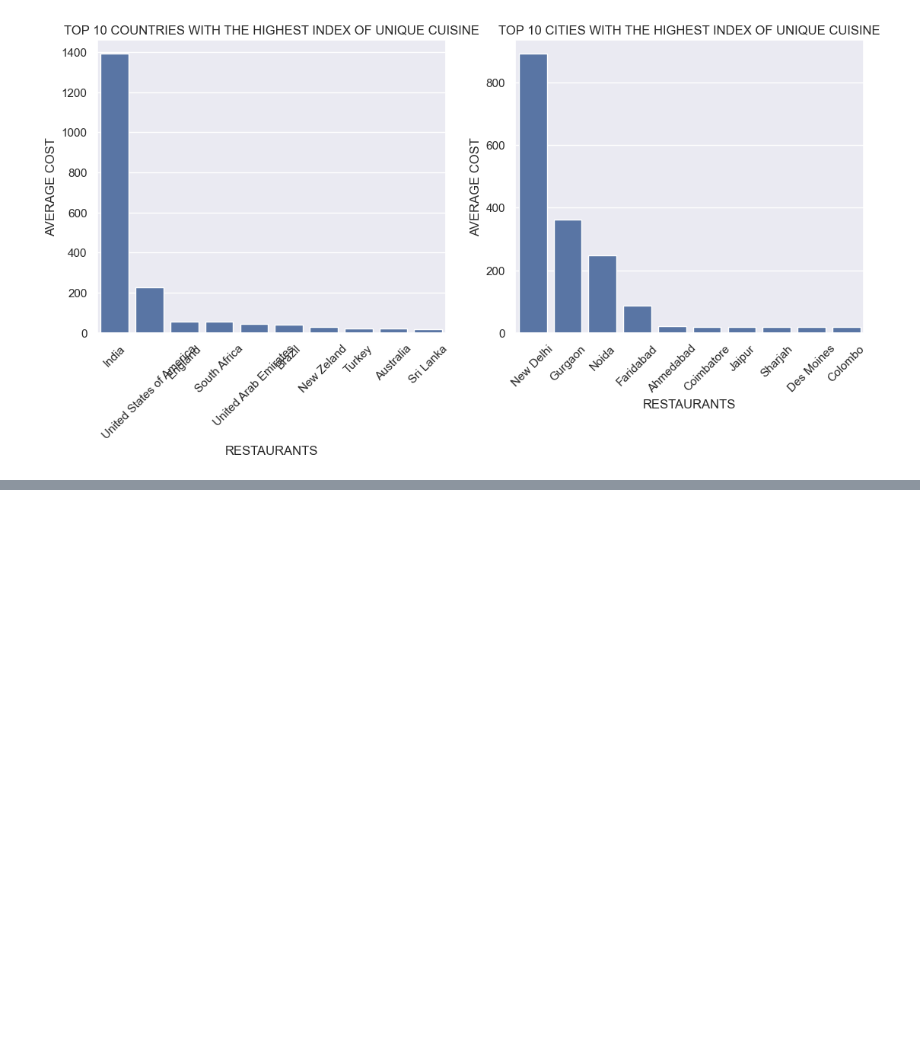
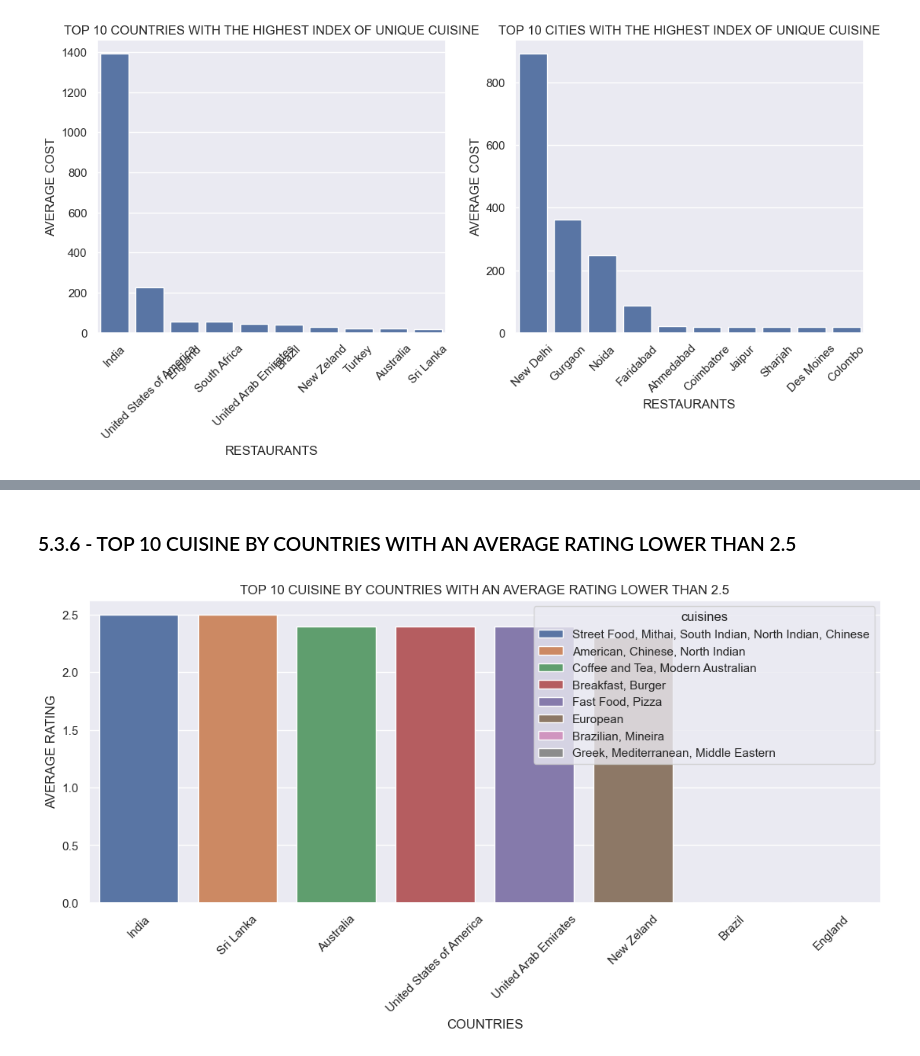
Before and after one commit to erickvieiras/fastfood_data_analysis, a Jupyter notebook: notebook/eda.ipynb, the cells around one changed output, grey strips where cells are left out. Saved outputs shown, nothing was run; the diff lists cells and outputs as text; code cells hidden in the pictures; blank space fills up the shorter version.

```diff
--- a/notebook/eda.ipynb
+++ b/notebook/eda.ipynb
@@ -620,0 +648,14 @@ plt.show()
+# %% [markdown]
+### 5.3.6 - TOP 10 CUISINE BY COUNTRIES WITH AN AVERAGE RATING LOWER THAN 2.5
+# %%
+lower_rating = df5[df5['aggregate_rating'] <= 2.5]
+aux1 = lower_rating.groupby(['countries', 'restaurant_name', 'cuisines'])['aggregate_rating'].mean().reset_index().sort_values(['aggregate_rating'], ascending = False).drop_duplicates(subset=['countries']).head(10)
+sns.barplot(data = aux1, x = 'countries', y = 'aggregate_rating', hue = 'cuisines')
+plt.title('TOP 10 CUISINE BY COUNTRIES WITH AN AVERAGE RATING LOWER THAN 2.5')
+plt.xlabel('COUNTRIES')
+plt.ylabel('AVERAGE RATING')
+plt.xticks(rotation = 45)
+
+plt.show()
+# %% [output]
+[figure, added]
```
Also changed, not shown: parts of 5 cells of this notebook.
